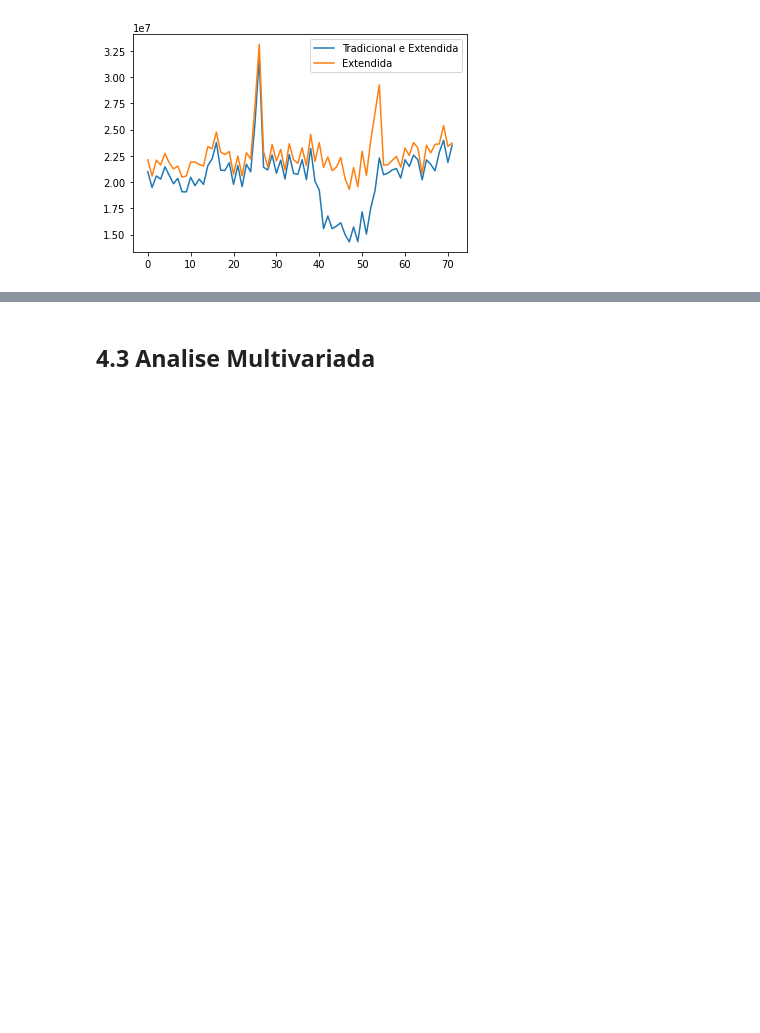
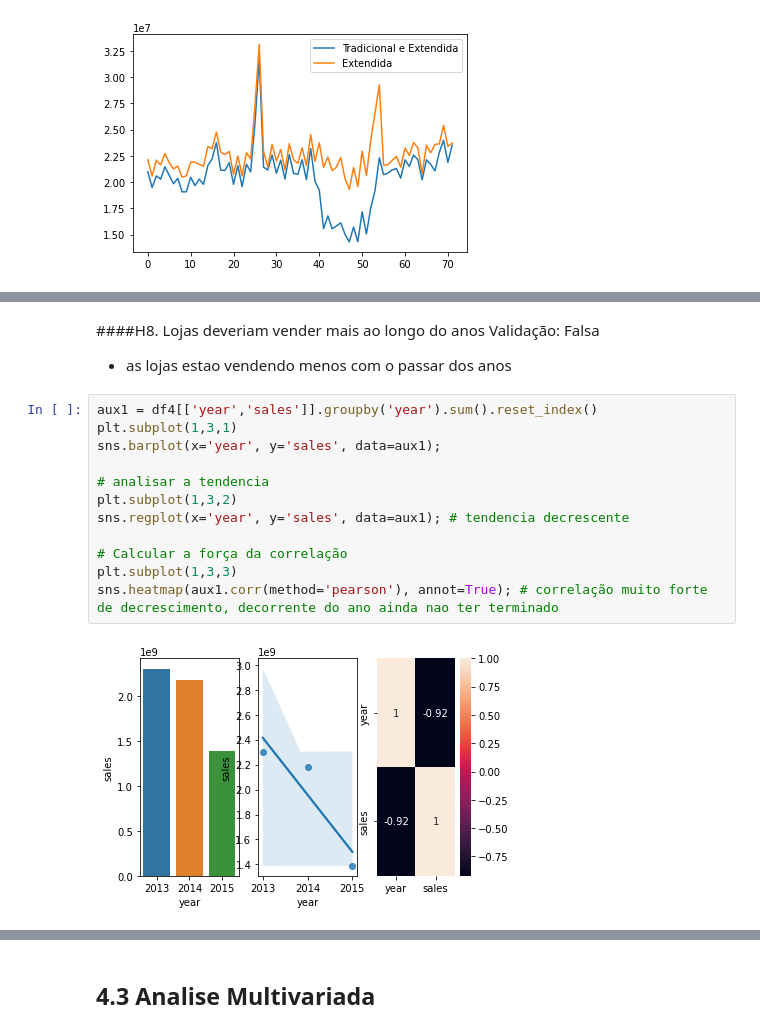
Before and after one commit to cayoc9/Preditive-time-series-test, a Jupyter notebook: Rossaman_Store_m04_v01_store_sales_prediction.ipynb, the cells around one changed output, grey strips where cells are left out. Drawn from its saved outputs; the diff is of its cells as text; blank space fills up the shorter version.

```diff
--- a/Rossaman_Store_m04_v01_store_sales_prediction.ipynb
+++ b/Rossaman_Store_m04_v01_store_sales_prediction.ipynb
@@ -798,0 +815,18 @@ ax.legend(labels=['Tradicional e Extendida', 'Extendida']);
+# %% [markdown]
+####H8. Lojas deveriam vender mais ao longo do anos
+Validação: Falsa
+- as lojas estao vendendo menos com o passar dos anos
+# %%
+aux1 = df4[['year','sales']].groupby('year').sum().reset_index()
+plt.subplot(1,3,1)
+sns.barplot(x='year', y='sales', data=aux1);
+
+# analisar a tendencia
+plt.subplot(1,3,2)
+sns.regplot(x='year', y='sales', data=aux1); # tendencia decrescente
+
+# Calcular a força da correlação
+plt.subplot(1,3,3)
+sns.heatmap(aux1.corr(method='pearson'), annot=True); # correlação muito forte de decrescimento, decorrente do ano ainda nao ter terminado
+# %% [output]
+[figure, added]
```
Also changed, not shown: parts of 10 cells of this notebook.
